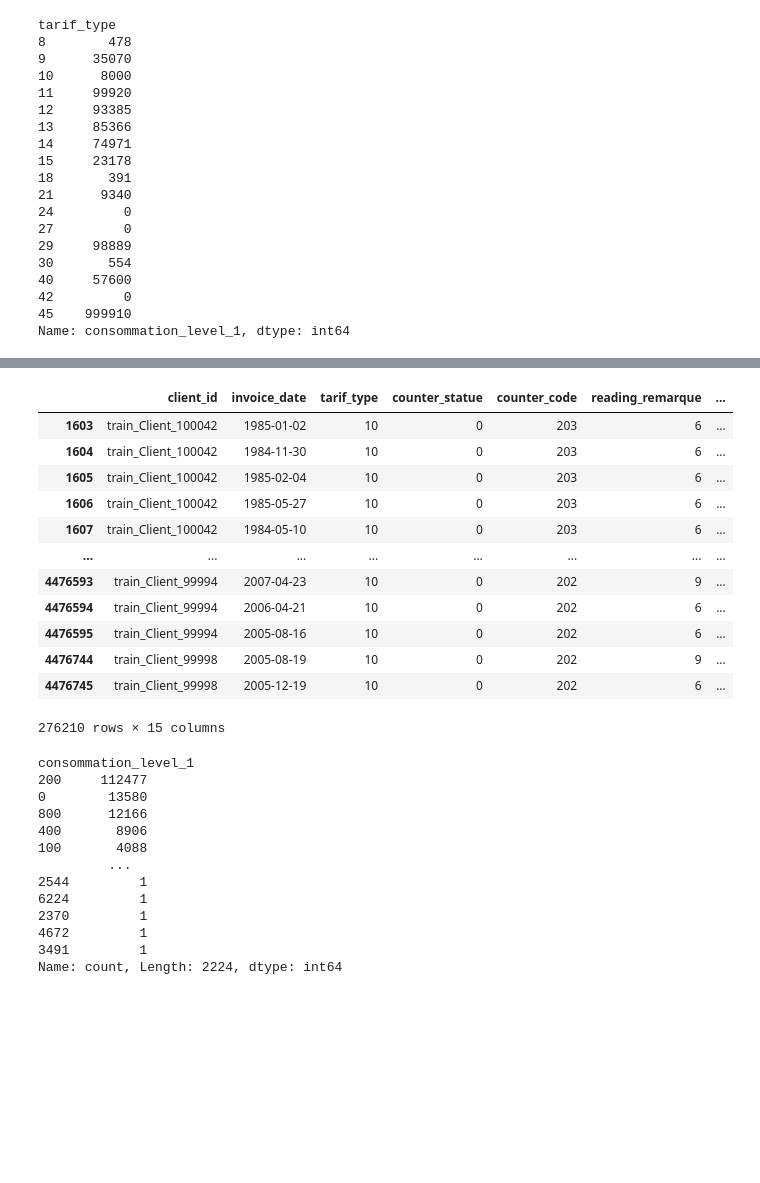
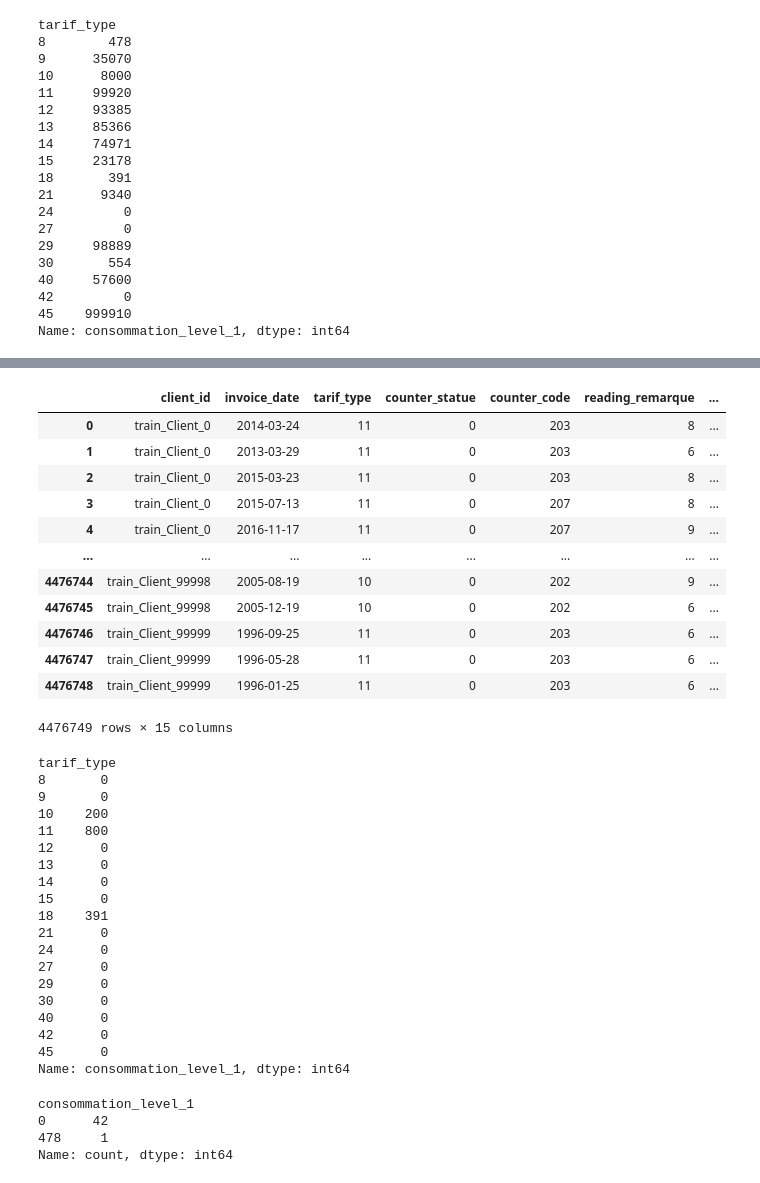
Before and after one commit to jakoum1/fraud-detection, a Jupyter notebook: main1.ipynb, the cells around one changed output, grey strips where cells are left out. Cells and saved outputs as stored; diff of their text form; code cells hidden in the pictures; blank space fills up the shorter version.

```diff
--- a/main1.ipynb
+++ b/main1.ipynb
@@ -528,33 +466,16 @@ Name: consommation_level_1, Length: 2224, dtype: int64
-# %%
-x=df[df['tarif_type']==10]
-x
-# %% [output]
-|  | client_id | invoice_date | tarif_type | counter_statue | counter_code | reading_remarque | ... |
-| 1603 | train_Client_100042 | 1985-01-02 | 10 | 0 | 203 | 6 | ... |
-| 1604 | train_Client_100042 | 1984-11-30 | 10 | 0 | 203 | 6 | ... |
-| 1605 | train_Client_100042 | 1985-02-04 | 10 | 0 | 203 | 6 | ... |
-| 1606 | train_Client_100042 | 1985-05-27 | 10 | 0 | 203 | 6 | ... |
-| 1607 | train_Client_100042 | 1984-05-10 | 10 | 0 | 203 | 6 | ... |
-| ... | ... | ... | ... | ... | ... | ... | ... |
-| 4476593 | train_Client_99994 | 2007-04-23 | 10 | 0 | 202 | 9 | ... |
-| 4476594 | train_Client_99994 | 2006-04-21 | 10 | 0 | 202 | 6 | ... |
-| 4476595 | train_Client_99994 | 2005-08-16 | 10 | 0 | 202 | 6 | ... |
-| 4476744 | train_Client_99998 | 2005-08-19 | 10 | 0 | 202 | 9 | ... |
-| 4476745 | train_Client_99998 | 2005-12-19 | 10 | 0 | 202 | 6 | ... |
-276210 rows × 15 columns
-# %%
-x.consommation_level_1.value_counts()
-# %% [output]
-consommation_level_1
-200     112477
-0        13580
-800      12166
-400       8906
-100       4088
-         ...
-2544         1
-6224         1
-2370         1
-4672         1
-3491         1
-Name: count, Length: 2224, dtype: int64
+# %%
+df
+# %% [output]
+|  | client_id | invoice_date | tarif_type | counter_statue | counter_code | reading_remarque | ... |
+| 0 | train_Client_0 | 2014-03-24 | 11 | 0 | 203 | 8 | ... |
+| 1 | train_Client_0 | 2013-03-29 | 11 | 0 | 203 | 6 | ... |
+| 2 | train_Client_0 | 2015-03-23 | 11 | 0 | 203 | 8 | ... |
+| 3 | train_Client_0 | 2015-07-13 | 11 | 0 | 207 | 8 | ... |
+| 4 | train_Client_0 | 2016-11-17 | 11 | 0 | 207 | 9 | ... |
+| ... | ... | ... | ... | ... | ... | ... | ... |
+| 4476744 | train_Client_99998 | 2005-08-19 | 10 | 0 | 202 | 9 | ... |
+| 4476745 | train_Client_99998 | 2005-12-19 | 10 | 0 | 202 | 6 | ... |
+| 4476746 | train_Client_99999 | 1996-09-25 | 11 | 0 | 203 | 6 | ... |
+| 4476747 | train_Client_99999 | 1996-05-28 | 11 | 0 | 203 | 6 | ... |
+| 4476748 | train_Client_99999 | 1996-01-25 | 11 | 0 | 203 | 6 | ... |
+4476749 rows × 15 columns
@@ -560,0 +484,23 @@ Name: count, Length: 2224, dtype: int64
+# %%
+thresholds_all = df.groupby('tarif_type')['consommation_level_1'].agg(lambda x: x.value_counts().idxmax())
+thresholds_all
+# %% [output]
+tarif_type
+8       0
+9       0
+10    200
+11    800
+12      0
+13      0
+14      0
+15      0
+18    391
+21      0
+24      0
+27      0
+29      0
+30      0
+40      0
+42      0
+45      0
+Name: consommation_level_1, dtype: int64
@@ -560,0 +509,7 @@ Name: count, Length: 2224, dtype: int64
+# %%
+df[df['tarif_type']==8].consommation_level_1.value_counts()
+# %% [output]
+consommation_level_1
+0      42
+478     1
+Name: count, dtype: int64
```
Also changed, not shown: parts of 21 cells of this notebook.
